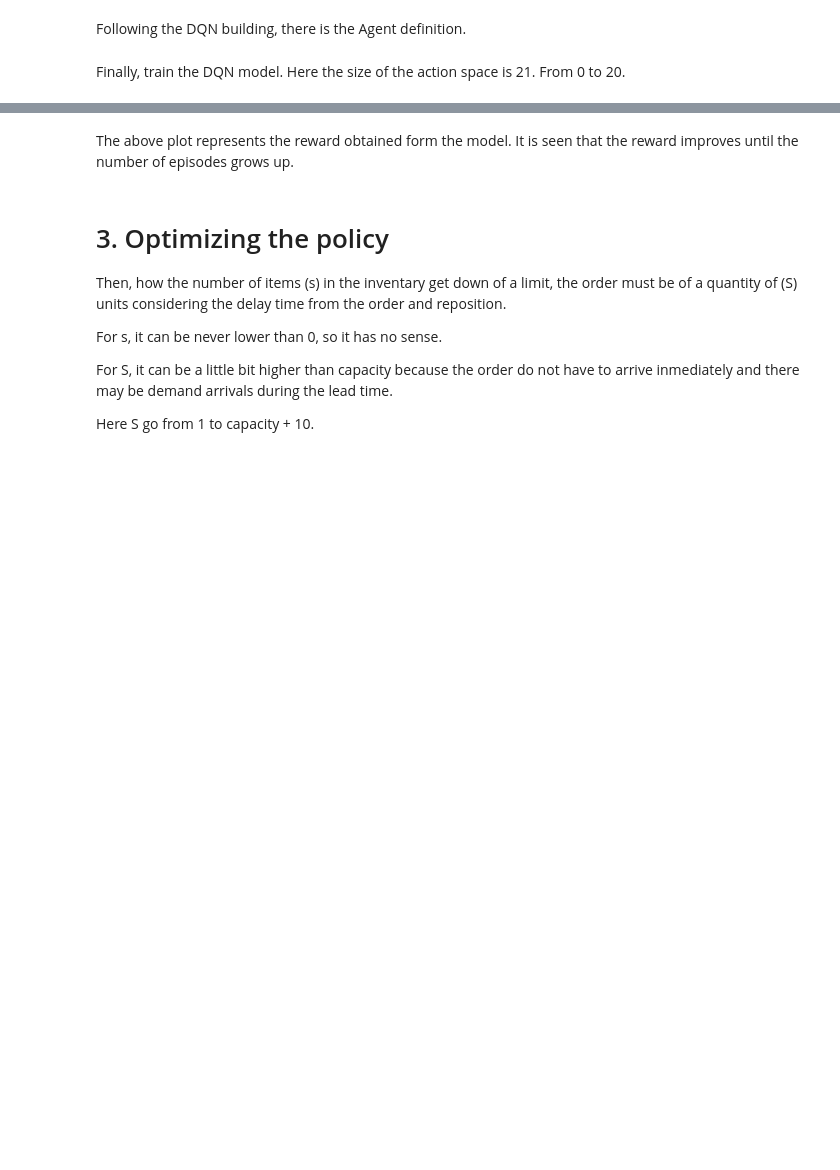
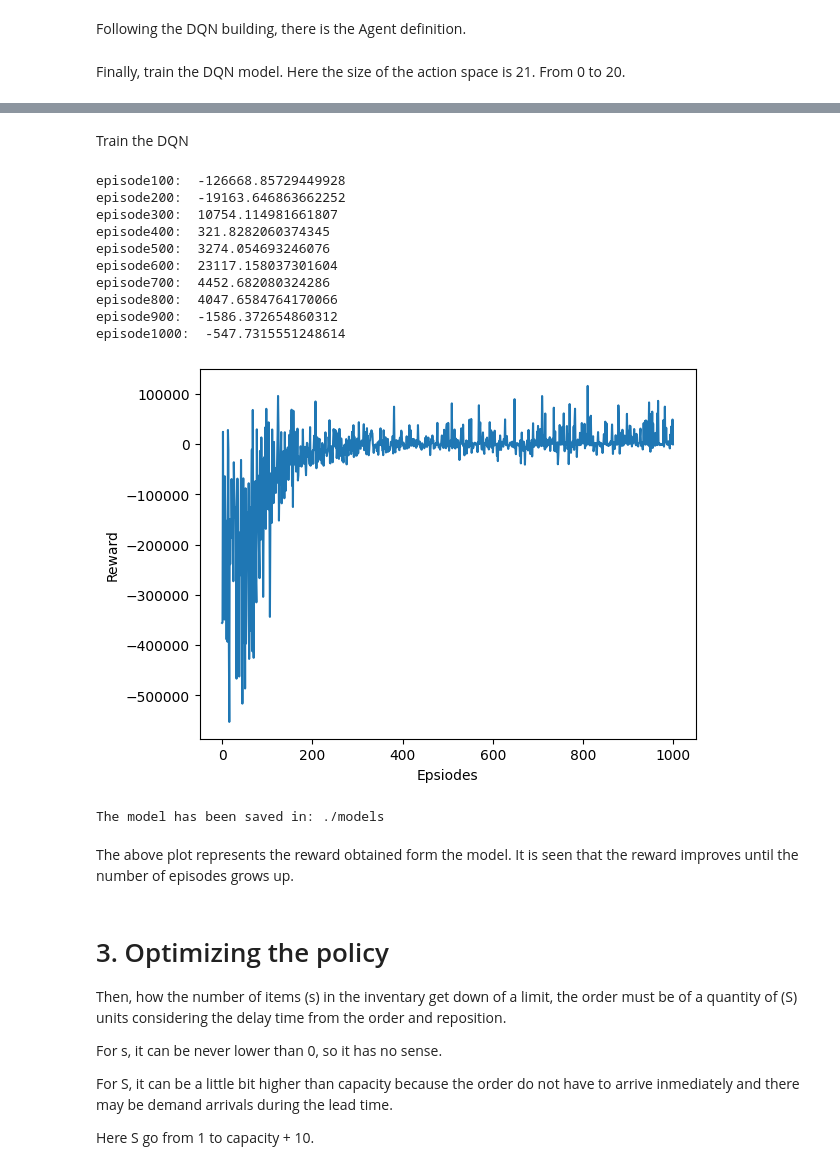
Before and after one commit to AlbertoPerezGant/Purchases-optimization-in-supply-chain-using-reinforcement-learning, a Jupyter notebook: purchases_optimization_version_random.ipynb, the cells around one changed output, grey strips where cells are left out. Saved outputs shown, nothing was run; the diff lists cells and outputs as text; code cells hidden in the pictures; blank space fills up the shorter version.

```diff
--- a/purchases_optimization_version_random.ipynb
+++ b/purchases_optimization_version_random.ipynb
@@ -525,3 +509,39 @@ Wall time: 5min 51s
+# %% [markdown]
+Train the DQN
+# %%
+%%time
+
+env = InventoryEnvObservation(demand_hist)
+scores= dqn(env, n_episodes=1000)
+
+plt.plot(np.arange(len(scores)),scores)
+plt.ylabel('Reward')
+plt.xlabel('Epsiodes')
+plt.show()
+
+# TODO: Guardar el modelo en el fichero /models
+# Save the model in the defined path
+if desired_path:
+  try:
+    torch.save(agent.qnetwork_local.state_dict(), desired_path)
+    print('The model has been saved in: ' + desired_path)
+  except:
+    print("The given path is not available. Retrain and define a path for saving.")
+else:
+  print('The model has not been saved. Retrain and define a path for saving.')
+# %% [output]
+episode100:  -126668.85729449928
+episode200:  -19163.646863662252
+episode300:  10754.114981661807
+episode400:  321.8282060374345
+episode500:  3274.054693246076
+episode600:  23117.158037301604
+episode700:  4452.682080324286
+episode800:  4047.6584764170066
+episode900:  -1586.372654860312
+episode1000:  -547.7315551248614
+[figure, added]
+The model has been saved in: ./models
 # %% [markdown]
 The above plot represents the reward obtained form the model. It is seen that the reward improves until the number of episodes grows up.
 # %% [markdown]
```
Also changed, not shown: parts of 19 cells of this notebook.
